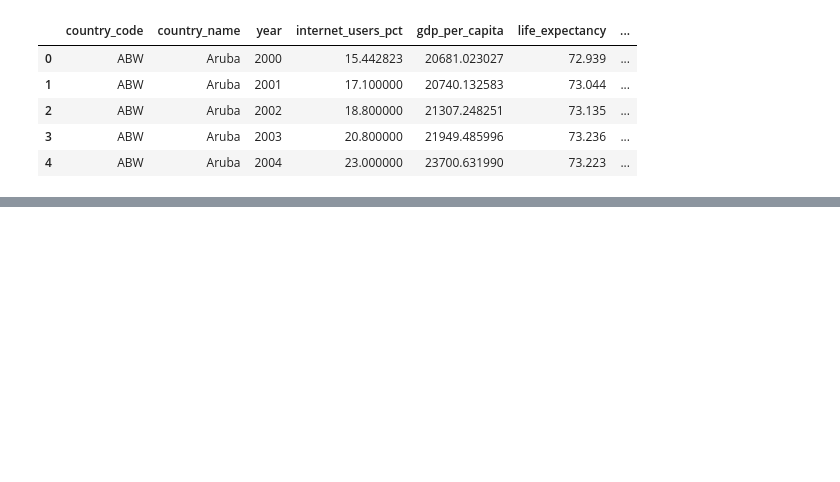
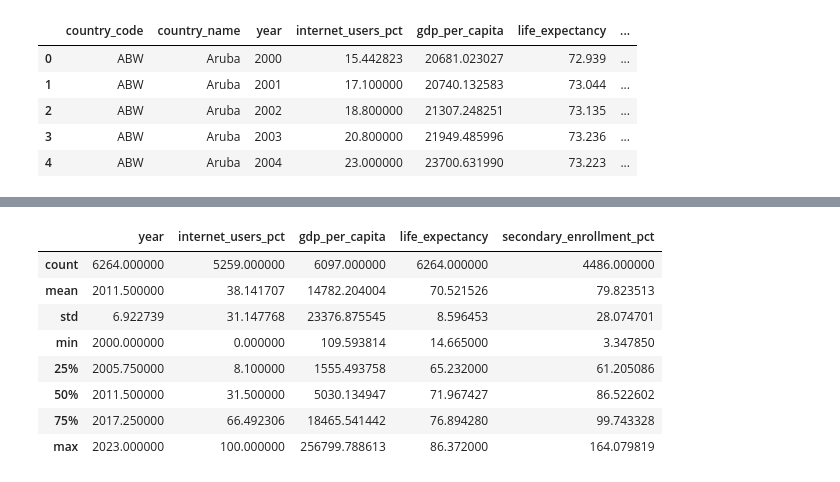
Before and after one commit to sara-murley/MDF-final-project, a Jupyter notebook: code/02-analysis.ipynb, the cells around one changed output, grey strips where cells are left out. Drawn from its saved outputs; the diff is of its cells as text; code cells hidden in the pictures; blank space fills up the shorter version.

```diff
--- a/code/02-analysis.ipynb
+++ b/code/02-analysis.ipynb
@@ -24,0 +47,12 @@ df.head()
+# %%
+df.describe()
+# %% [output]
+|  | year | internet_users_pct | gdp_per_capita | life_expectancy | secondary_enrollment_pct |
+| count | 6264.000000 | 5259.000000 | 6097.000000 | 6264.000000 | 4486.000000 |
+| mean | 2011.500000 | 38.141707 | 14782.204004 | 70.521526 | 79.823513 |
+| std | 6.922739 | 31.147768 | 23376.875545 | 8.596453 | 28.074701 |
+| min | 2000.000000 | 0.000000 | 109.593814 | 14.665000 | 3.347850 |
+| 25% | 2005.750000 | 8.100000 | 1555.493758 | 65.232000 | 61.205086 |
+| 50% | 2011.500000 | 31.500000 | 5030.134947 | 71.967427 | 86.522602 |
+| 75% | 2017.250000 | 66.492306 | 18465.541442 | 76.894280 | 99.743328 |
+| max | 2023.000000 | 100.000000 | 256799.788613 | 86.372000 | 164.079819 |
```
Also changed, not shown: parts of 28 cells of this notebook.
